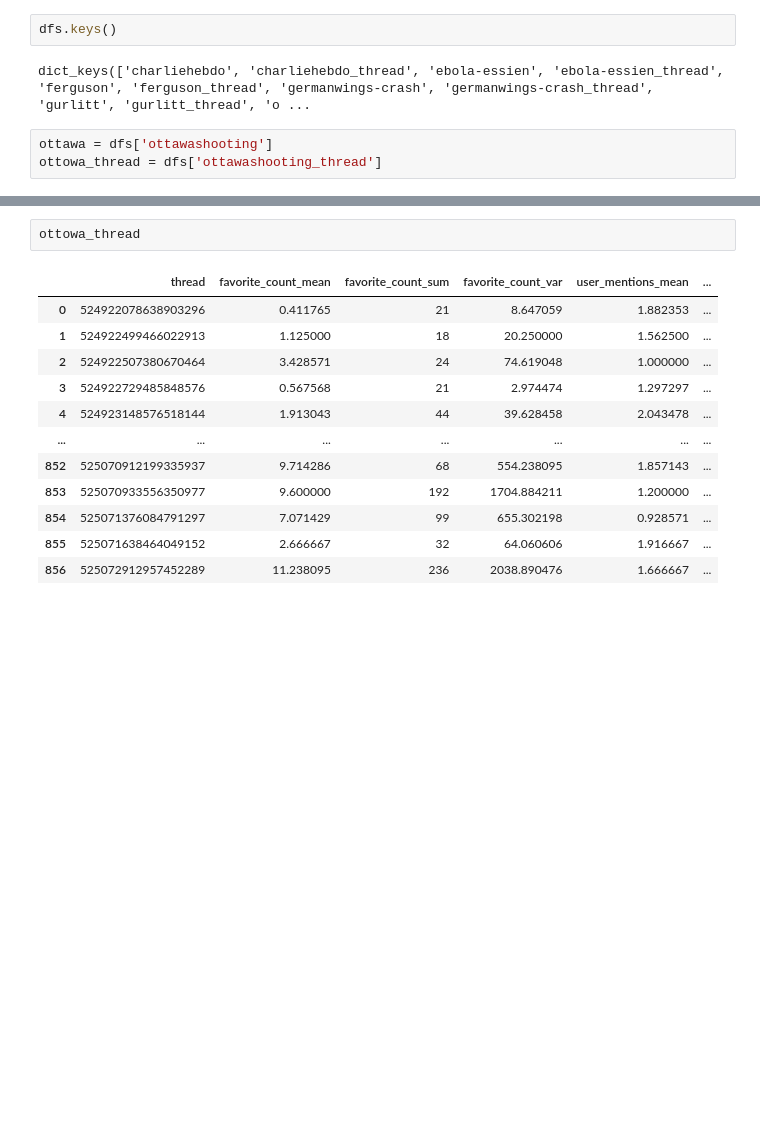
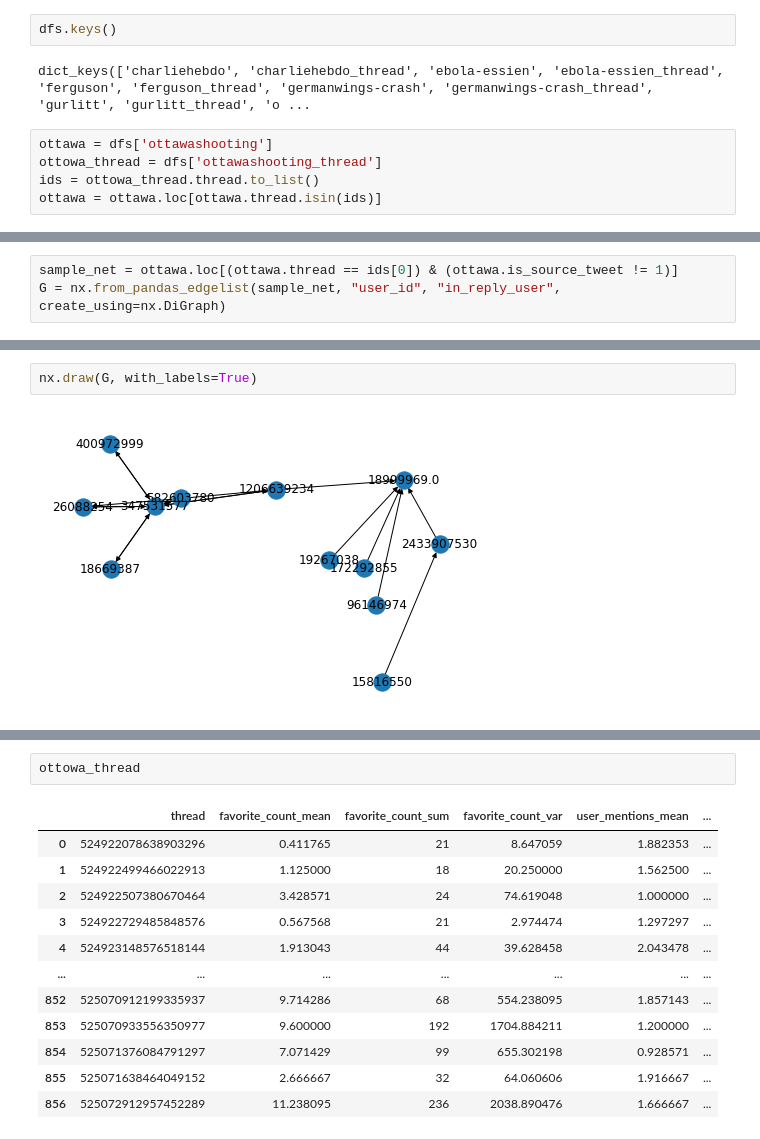
Before and after one commit to ethan-grinberg/misinformation-cluster-analysis, a Jupyter notebook: notebooks/8-ebg-explore-pheme.ipynb, the cells around one changed output, grey strips where cells are left out. Drawn from its saved outputs; the diff is of its cells as text; blank space fills up the shorter version.

```diff
--- a/notebooks/8-ebg-explore-pheme.ipynb
+++ b/notebooks/8-ebg-explore-pheme.ipynb
@@ -18,3 +18,5 @@ dict_keys(['charliehebdo', 'charliehebdo_thread', 'ebola-essien', 'ebola-essien_
 # %%
 ottawa = dfs['ottawashooting']
 ottowa_thread = dfs['ottawashooting_thread']
+ids = ottowa_thread.thread.to_list()
+ottawa = ottawa.loc[ottawa.thread.isin(ids)]
@@ -32,0 +23,3 @@ Index(['thread', 'favorite_count_mean', 'favorite_count_sum',
+# %%
+sample_net = ottawa.loc[(ottawa.thread == ids[0]) & (ottawa.is_source_tweet != 1)]
+G = nx.from_pandas_edgelist(sample_net, "user_id", "in_reply_user", create_using=nx.DiGraph)
@@ -32,0 +44,4 @@ Index(['thread', 'favorite_count_mean', 'favorite_count_sum',
+# %%
+nx.draw(G, with_labels=True)
+# %% [output]
+[figure, added]
```
Also changed, not shown: parts of 6 cells of this notebook, 1 other file.
